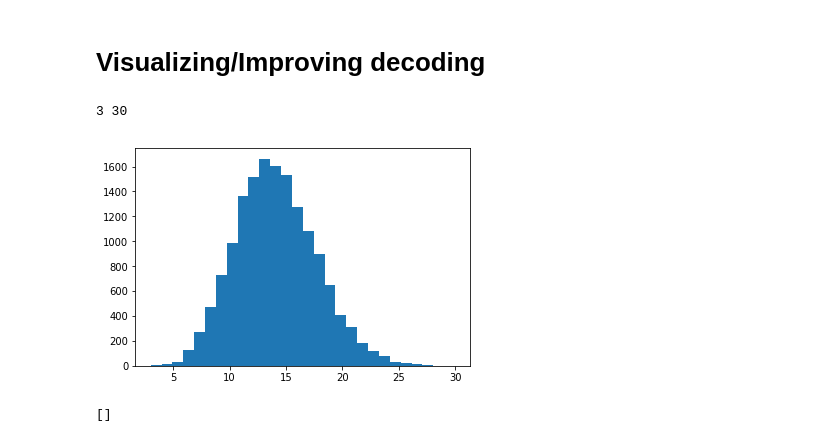
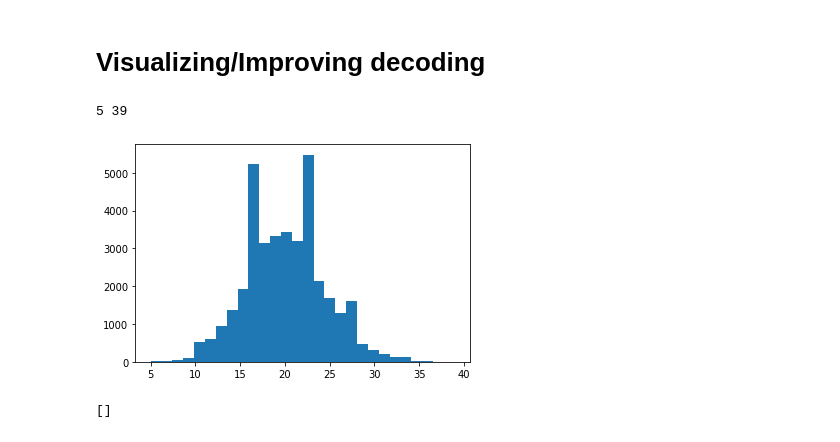
Before and after one commit to SheepieInalittlefield/DBLCompBioGroup12, a Jupyter notebook: Notebooks/main_all.ipynb, the cells around one changed output. Drawn from its saved outputs; the diff is of its cells as text; code cells hidden in the pictures.

Commit message:
Tested a few files, fixed a few errors and made the randomization seed equal to the total number of segments

```diff
--- a/Notebooks/main_all.ipynb
+++ b/Notebooks/main_all.ipynb
@@ -11,12 +12,18 @@ import matplotlib.pyplot as plt
 # %%
 ## set variables
-path = os.path.relpath("C:\\Users\\justi\\Documents\\DBLCompBioGroup12\\Data\\ceze.pdf")
-seed = 7
+# path to file to be encoded
+path = os.path.relpath("C:\\Users\\justi\\Documents\\DBLCompBioGroup12\\Data\\Lorem ipsum.txt")
+# percentage extra segments created (so if extra = 1.07, a file of 10000 segments gets turned into 10700 droplets)
 extra = 1.1
+# maximum allowed homopolymer length
 max_homopolymer = 3
+# number of error correcting code bytes added
+ecc_bytes = 4
+# filename of encoded droplet DNA strands
 DNA_filename = "DNA_strands.txt"
+# filename of results from simulation
 collapsed_filename = "sequenced.txt"
-#Whether or not to correct the droplets using RS
+# Whether or not to correct the droplets using RS
 correct = True
 # %%
 def Encode(file_path, seed, extra = 1.05, max_homopolymer = 3) -> list:
@@ -93,24 +104,23 @@ len(encoded)
 with open(collapsed_filename, 'r') as f:
     dropletlist = [line.rstrip('\n') for line in f]
 
-#total_segments = 15399 # moet geen variabele meer zijn
+total_segments = 18783 # moet geen variabele meer zijn
 n=0
 #check if all the droplets meet our requirements otherwise don't add them to the list of OKdroplets
 metadata = []
 OKdroplets = []
 for strand in dropletlist:
     if util.CheckBiochemicalRequirements(strand):
-        if util.CheckOligoLength(strand):
+        if util.CheckOligoLengthSoft(strand,length=160):
             if strand[:16] == "ACGTACGTACGTACGT":
                 metadata.append(strand)
             else:
                 OKdroplets.append(strand)
-total_segments_list = [util.DecodeMetaStrand(metastrand) for metastrand in metadata]
-total_segments = max(set(total_segments_list), key = total_segments_list.count)
-print(total_segments)
+#total_segments_list = [util.DecodeMetaStrand(metastrand) for metastrand in metadata]
+#total_segments = max(set(total_segments_list), key = total_segments_list.count)
 simplified_droplets = []
 corrected_droplets = []
-rsc = reedsolo.RSCodec(2)
+rsc = reedsolo.RSCodec(ecc_bytes)
 for strand in OKdroplets:
     binary_strand = util.DNA2Binary(strand)
     bytearray_strand = util.Binary2Bytearray(binary_strand)
@@ -119,7 +129,8 @@ for strand in OKdroplets:
         droplet_seed = int(binary_strand[0:32], 2)
         segment_amount, segment_indices = util.RecoverSeed(droplet_seed, total_segments)
         payload = binary_strand[32:288]
-        simplified_droplets.append((segment_indices, payload))
+        if util.CheckOligoLength(strand, length = 160):
+            simplified_droplets.append((segment_indices, payload))
         n+=1
     else:
         try:
@@ -127,12 +138,12 @@ for strand in OKdroplets:
             droplet_seed = int(binary_strand[0:32], 2)
             segment_amount, segment_indices = util.RecoverSeed(droplet_seed, total_segments)
             payload = binary_strand[32:288]
-            corrected_droplets.append((segment_indices, payload))
+            if util.CheckOligoLength(strand, length = 160):
+                corrected_droplets.append((segment_indices, payload))
         except Exception:
             pass
 simplified_droplets += corrected_droplets
-
-print(n,len(OKdroplets),len(dropletlist))
+print(len(simplified_droplets)-n,len(simplified_droplets),len(OKdroplets),len(dropletlist))
 #if the strand is correct according to reed-solomon,
 #make a list including the segment indices of the droplet and #their combined XOR
 # %% [output]
@@ -168,16 +180,16 @@ bytearray(b'%PDF-1.5\n%\xbf\xf7\xa2\xfe\n32 0 obj\n<< /Linearized 1 /L 492764 /H
 # %% [markdown]
 # Visualizing/Improving decoding
 # %%
-seg_dic = {x:0 for x in range(15399)}
+seg_dic = {x:0 for x in range(total_segments)}
 for x in simplified_droplets:
     for ind in x[0]:
         seg_dic[ind] += 1
 
 plt.hist(seg_dic.values(), bins=28)
 print(min(seg_dic.values()),max(seg_dic.values()))
 # %% [output]
-3 30
+5 39
-[figure, old version]
+[figure, new version]
 # %%
 # nr_solves = []
 # for i in range(len(simplified_droplets)):
```
Also changed, not shown: parts of 9 cells of this notebook, 8 other files.
